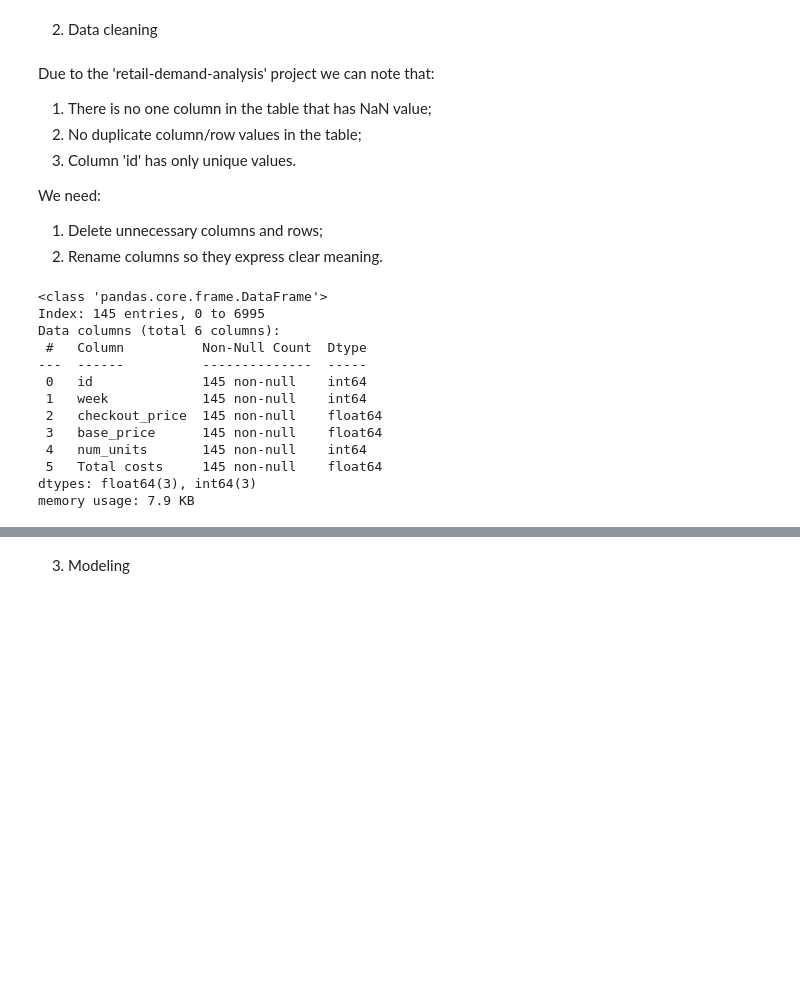
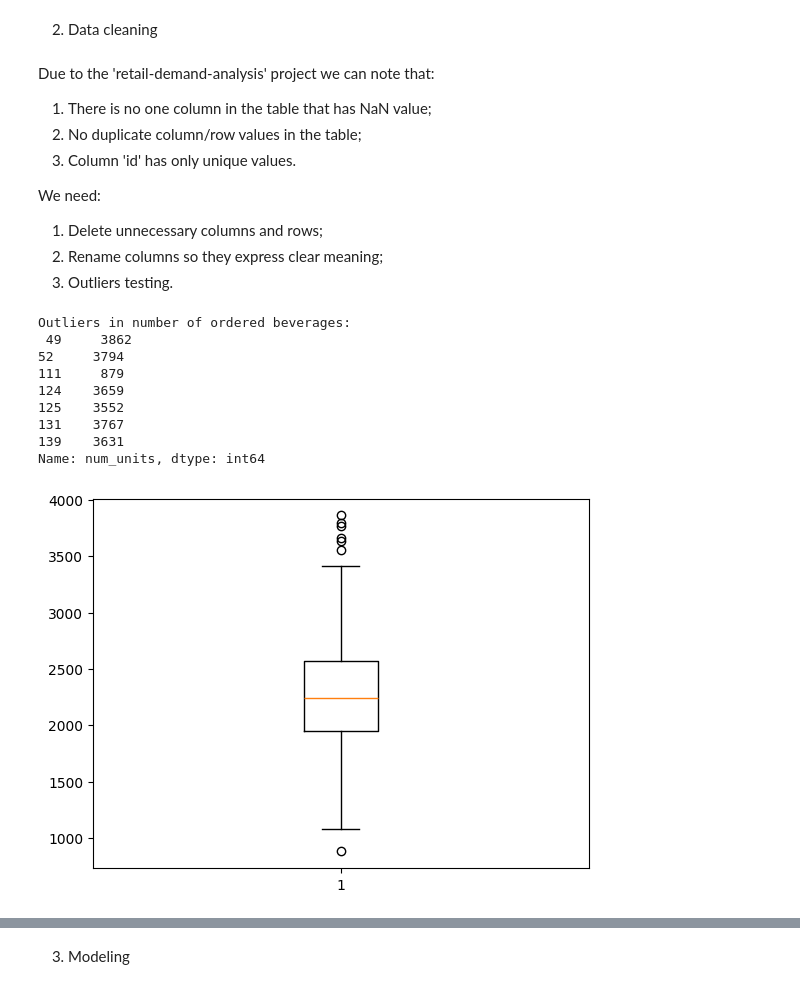
Before and after one commit to AwanRaskall/ml-demand-driven-order-planning, a Jupyter notebook: product_demand_prediction.ipynb, the cells around one changed output, grey strips where cells are left out. Cells and saved outputs as stored; diff of their text form; code cells hidden in the pictures; blank space fills up the shorter version.

Commit message:
Outliners testing and Analysis of trend & seasonality

```diff
--- a/product_demand_prediction.ipynb
+++ b/product_demand_prediction.ipynb
@@ -126,7 +128,8 @@ Due to the 'retail-demand-analysis' project we can note that:
 
 We need:
 1) Delete unnecessary columns and rows;
-2) Rename columns so they express clear meaning.
+2) Rename columns so they express clear meaning;
+3) Outliers testing.
 # %%
 # Remove unrequired rows
 df_orders = df_orders.loc[df_orders['meal_id'] == 1885]
@@ -139,19 +143,27 @@ del df_orders['meal_id']
 # %%
 # Rename columns
 df_orders = df_orders.rename(columns={'num_orders': 'num_units'})
-# %%
-df_orders.info()
-# %% [output]
-<class 'pandas.core.frame.DataFrame'>
-Index: 145 entries, 0 to 6995
-Data columns (total 6 columns):
- #   Column          Non-Null Count  Dtype
----  ------          --------------  -----
- 0   id              145 non-null    int64
- 1   week            145 non-null    int64
- 2   checkout_price  145 non-null    float64
- 3   base_price      145 non-null    float64
- 4   num_units       145 non-null    int64
- 5   Total costs     145 non-null    float64
-dtypes: float64(3), int64(3)
-memory usage: 7.9 KB
+# %%
+# IQR method emissions
+Q1 = df_orders['num_units'].quantile(0.25)
+Q3 = df_orders['num_units'].quantile(0.75)
+IQR = Q3 - Q1
+lower, upper = Q1 - 1.5 * IQR, Q3 + 1.5 * IQR
+
+outliers = df_orders[(df_orders['num_units'] < lower) | (df_orders['num_units'] > upper)]
+print('Outliers in number of ordered beverages:' + '\n', outliers['num_units'])
+
+# Graph of Outliers
+plt.boxplot(df_orders['num_units'])
+plt.show()
+# %% [output]
+Outliers in number of ordered beverages:
+ 49     3862
+52     3794
+111     879
+124    3659
+125    3552
+131    3767
+139    3631
+Name: num_units, dtype: int64
+[figure, added]
```
Also changed, not shown: parts of 21 cells of this notebook.
